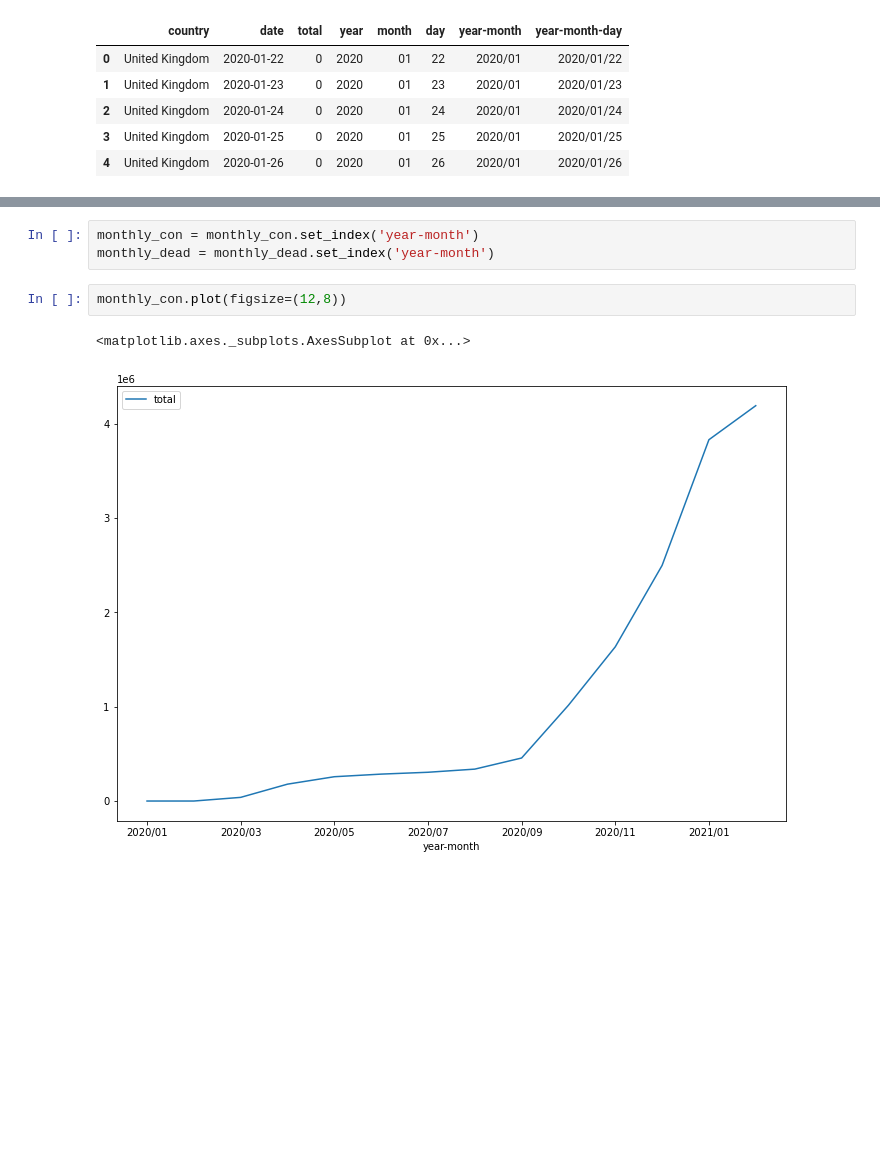
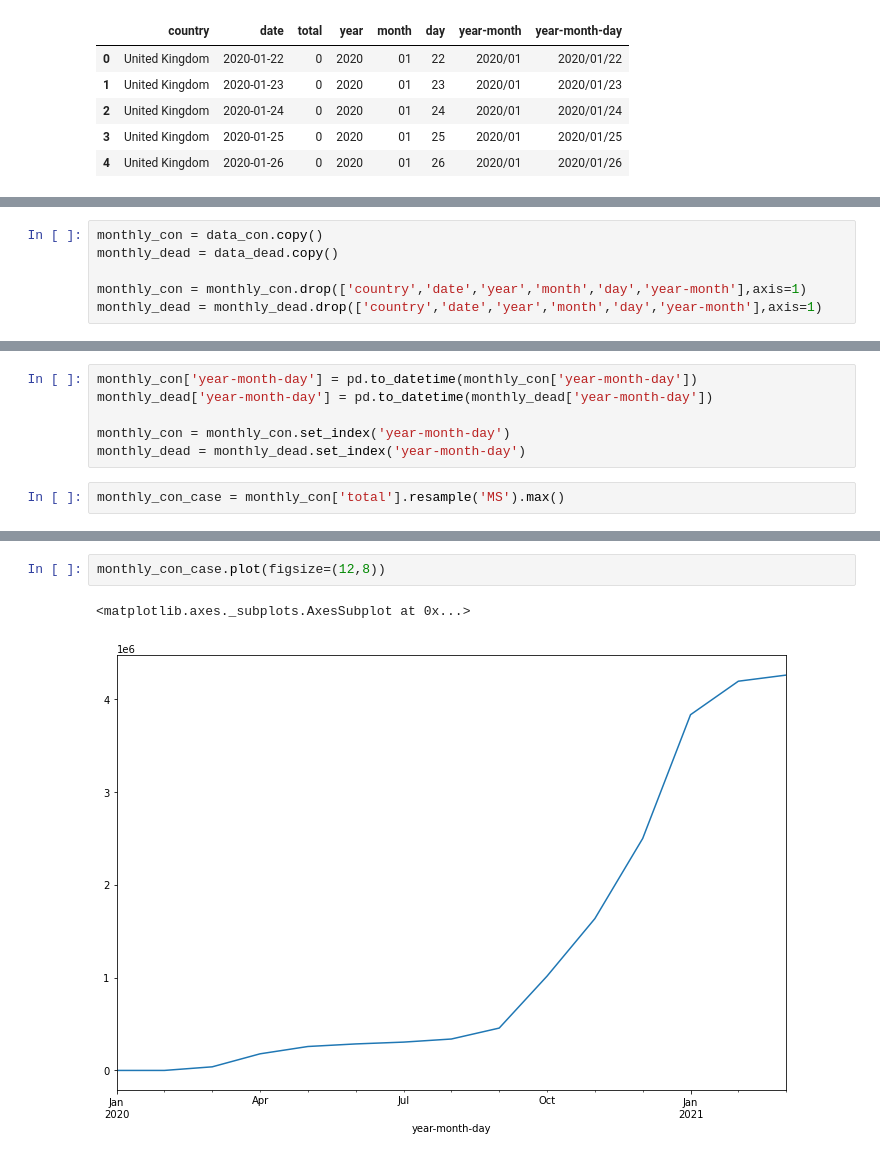
Before and after one commit to rjPajaro/AI-Activity-Projects, a Jupyter notebook: timeseries-data-analysis/A2-TimeSeries.ipynb, the cells around one changed output, grey strips where cells are left out. Drawn from its saved outputs; the diff is of its cells as text; blank space fills up the shorter version.

```diff
--- a/timeseries-data-analysis/A2-TimeSeries.ipynb
+++ b/timeseries-data-analysis/A2-TimeSeries.ipynb
@@ -136,3 +138,9 @@ monthly_dead = data_dead.groupby('year-month')['total'].max().reset_index()
+# %%
+monthly_con = data_con.copy()
+monthly_dead = data_dead.copy()
+
+monthly_con = monthly_con.drop(['country','date','year','month','day','year-month'],axis=1)
+monthly_dead = monthly_dead.drop(['country','date','year','month','day','year-month'],axis=1)
 # %%
 monthly_con
 # %% [output]
@@ -174,2 +176,10 @@ monthly_dead
+# %%
+monthly_con['year-month-day'] = pd.to_datetime(monthly_con['year-month-day'])
+monthly_dead['year-month-day'] = pd.to_datetime(monthly_dead['year-month-day'])
+
+monthly_con = monthly_con.set_index('year-month-day')
+monthly_dead = monthly_dead.set_index('year-month-day')
+# %%
+monthly_con_case = monthly_con['total'].resample('MS').max()
 # %%
 # Removing row of 2021/03 (incomplete data)
@@ -195,8 +205,5 @@ monthly_con
-# %%
-monthly_con = monthly_con.set_index('year-month')
-monthly_dead = monthly_dead.set_index('year-month')
 # %%
-monthly_con.plot(figsize=(12,8))
+monthly_con_case.plot(figsize=(12,8))
 # %% [output]
 <matplotlib.axes._subplots.AxesSubplot at 0x...>
-[figure, old version]
+[figure, new version]
```
Also changed, not shown: parts of 32 cells of this notebook.
